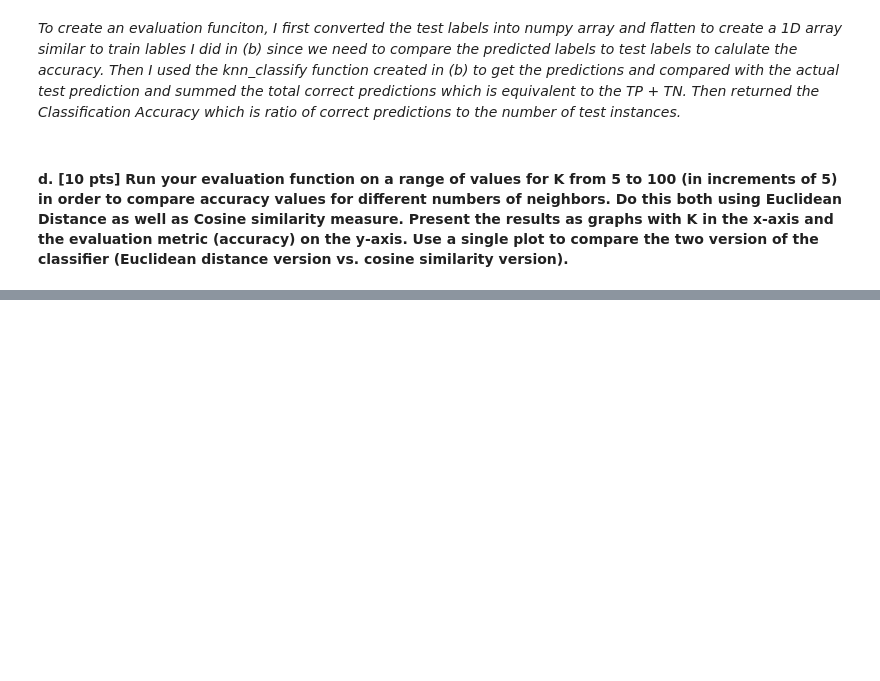
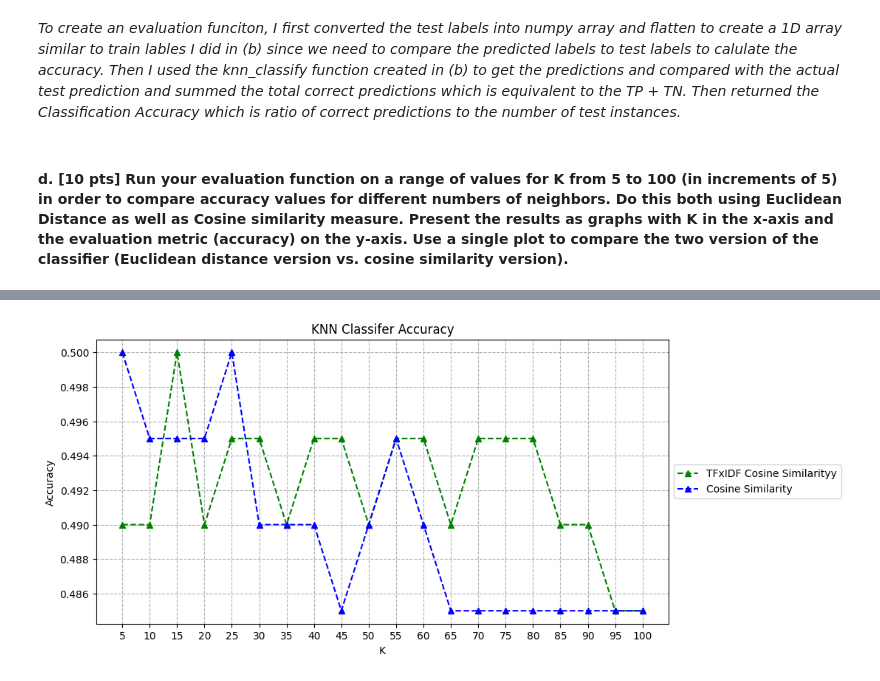
Before and after one commit to joneshshrestha/machine-learning-python, a Jupyter notebook: Document Classification/document-classification.ipynb, the cells around one changed output, grey strips where cells are left out. Drawn from its saved outputs; the diff is of its cells as text; code cells hidden in the pictures; blank space fills up the shorter version.

```diff
--- a/Document Classification/document-classification.ipynb
+++ b/Document Classification/document-classification.ipynb
@@ -228,0 +272,4 @@ Ks
+# %%
+train_tfidf = train_df * IDF
+pd.set_option('display.precision', 2)
+train_tfidf
@@ -228,0 +290,4 @@ Ks
+# %%
+# truncate the column of IDF to match the test_df for transformation
+test_IDF = IDF[:, :200]
+test_IDF.shape
@@ -228,0 +296,4 @@ Ks
+# %%
+test_tfidf = test_df * test_IDF
+pd.set_option('display.precision', 2)
+test_tfidf
@@ -228,0 +314,21 @@ Ks
+# %%
+tfidf_cosine_similarity = []
+train_tfidf = train_tfidf.to_numpy().T
+test_tfidf = test_tfidf.to_numpy().T
+
+for K in range(5, 101, 5):
+    tfidf_cosine_similarity.append(classifier_eval(train_tfidf, train_labels_y, test_tfidf, test_labels_y, K, 1))
+# %%
+Ks = list(range(5, 101, 5))
+plt.figure(figsize=(10,5))
+plt.plot(Ks, tfidf_cosine_similarity, 'g^--', label='TFxIDF Cosine Similarityy')
+plt.plot(Ks, cosine_similarity, 'b^--', label='Cosine Similarity')
+plt.xlabel('K')
+plt.ylabel('Accuracy')
+plt.title('KNN Classifer Accuracy')
+plt.grid(linestyle='--')
+plt.xticks(Ks)
+plt.legend(loc='center left', bbox_to_anchor=(1, 0.5))
+plt.show()
+# %% [output]
+[figure, added]
```
Also changed, not shown: parts of 14 cells of this notebook.
